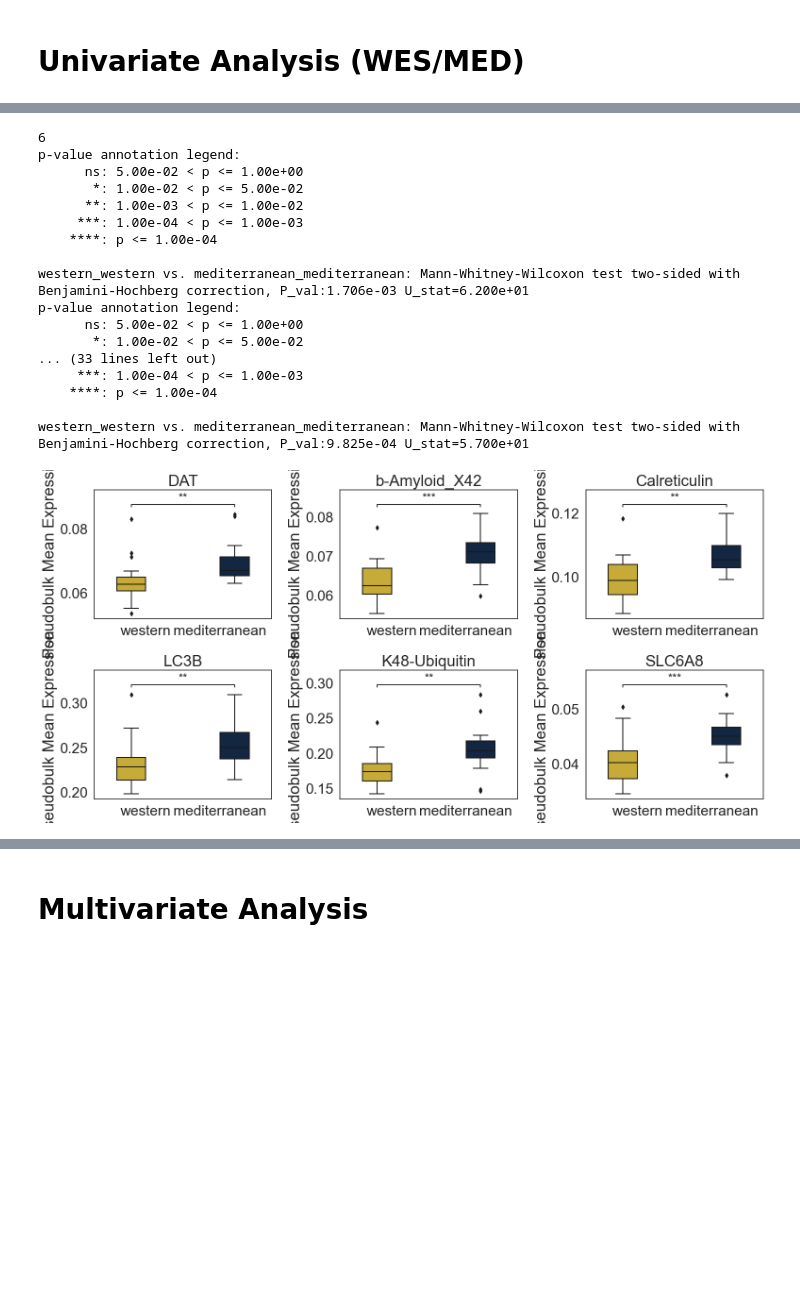
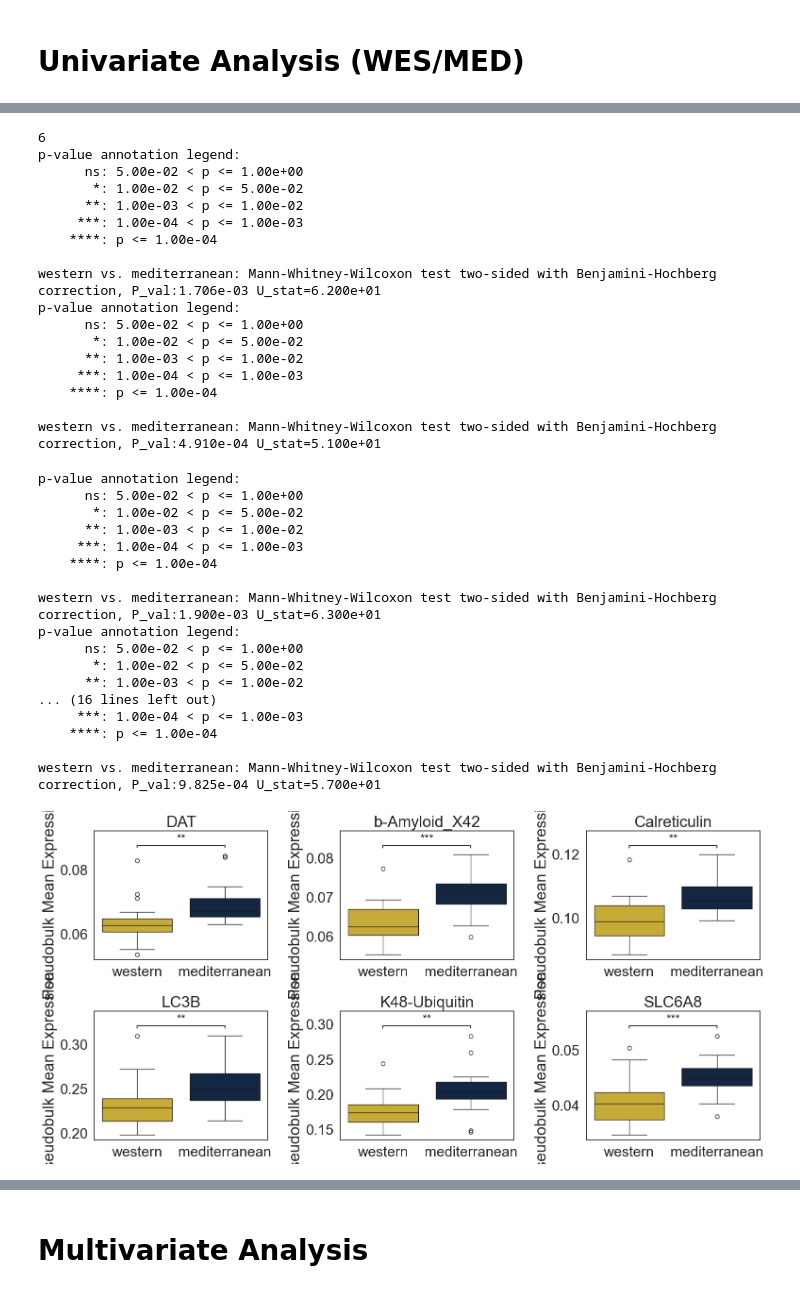
Before and after one commit to elo-nsrb/Brain-study-NHP-2024, a Jupyter notebook: src/1a-Single_presynapse_analysis.ipynb, the cells around one changed output, grey strips where cells are left out. Cells and saved outputs as stored; diff of their text form; code cells hidden in the pictures; blank space fills up the shorter version.

```diff
--- a/src/1a-Single_presynapse_analysis.ipynb
+++ b/src/1a-Single_presynapse_analysis.ipynb
@@ -19,7 +30,7 @@ import create_dataset
 path_data = "../data/"
 savedir = "../output/"
 path_samples = path_data + "single_events_data/"
-metadata = pd.read_csv(path_data + "readMe_Metadata.csv")
+metadata = pd.read_csv(path_data + "Metadata.csv")
 measures = pd.read_excel(path_data + "phenotypes.xlsx")
 retrain=False
 # %%
@@ -300,40 +310,58 @@ sns.set(font_scale=2, style="white")
 fig, axes = plt.subplots(2,3, figsize=(16, 8))
 axes = axes.flatten()
 box_pair = [((df_mean[label].unique().tolist()[0], df_mean[label].unique().tolist()[0]), (df_mean[label].unique().tolist()[1],df_mean[label].unique().tolist()[1]))]
+box_pair = [(df_mean[label].unique().tolist()[0],df_mean[label].unique().tolist()[1])]
 
 for ii, it in enumerate(list_de):
     ax = axes[ii]
     sns.boxplot(data=df_mean, x=label, y=it, ax=ax,hue=label, palette=palette)
     annotator = Annotator(ax, box_pair, data=df_mean, x=label, y=it, hue=label)
     annotator.configure(test='Mann-Whitney',  text_format="star", loc='inside', fontsize="18", comparisons_correction="BH")
     annotator.apply_and_annotate()
     ax.set_title(it.split("_(")[0].split("_",1)[1])
     ax.set_ylabel("Pseudobulk Mean Expression")
     ax.set_xlabel("")
 
-    ax.get_legend().remove()
+    ax.legend().remove()
 plt.tight_layout()
 plt.savefig(savedir + "Figure2B.svg")
 plt.show()
 # %% [output]
 6
 p-value annotation legend:
       ns: 5.00e-02 < p <= 1.00e+00
        *: 1.00e-02 < p <= 5.00e-02
       **: 1.00e-03 < p <= 1.00e-02
      ***: 1.00e-04 < p <= 1.00e-03
     ****: p <= 1.00e-04
 
-western_western vs. mediterranean_mediterranean: Mann-Whitney-Wilcoxon test two-sided with Benjamini-Hochberg correction, P_val:1.706e-03 U_stat=6.200e+01
+western vs. mediterranean: Mann-Whitney-Wilcoxon test two-sided with Benjamini-Hochberg correction, P_val:1.706e-03 U_stat=6.200e+01
 p-value annotation legend:
       ns: 5.00e-02 < p <= 1.00e+00
        *: 1.00e-02 < p <= 5.00e-02
-... (33 lines left out)
+      **: 1.00e-03 < p <= 1.00e-02
      ***: 1.00e-04 < p <= 1.00e-03
     ****: p <= 1.00e-04
 
-western_western vs. mediterranean_mediterranean: Mann-Whitney-Wilcoxon test two-sided with Benjamini-Hochberg correction, P_val:9.825e-04 U_stat=5.700e+01
+western vs. mediterranean: Mann-Whitney-Wilcoxon test two-sided with Benjamini-Hochberg correction, P_val:4.910e-04 U_stat=5.100e+01
+p-value annotation legend:
+      ns: 5.00e-02 < p <= 1.00e+00
+       *: 1.00e-02 < p <= 5.00e-02
+      **: 1.00e-03 < p <= 1.00e-02
+     ***: 1.00e-04 < p <= 1.00e-03
+    ****: p <= 1.00e-04
+
+western vs. mediterranean: Mann-Whitney-Wilcoxon test two-sided with Benjamini-Hochberg correction, P_val:1.900e-03 U_stat=6.300e+01
+p-value annotation legend:
+      ns: 5.00e-02 < p <= 1.00e+00
+       *: 1.00e-02 < p <= 5.00e-02
+      **: 1.00e-03 < p <= 1.00e-02
+... (16 lines left out)
+     ***: 1.00e-04 < p <= 1.00e-03
+    ****: p <= 1.00e-04
+
+western vs. mediterranean: Mann-Whitney-Wilcoxon test two-sided with Benjamini-Hochberg correction, P_val:9.825e-04 U_stat=5.700e+01
-[figure, old version]
+[figure, new version]
 # %%
 df_mean["Status"] = df_mean["Subject_name"].map(map_id2status).values
 
```
Also changed, not shown: parts of 7 cells of this notebook, 2 other files.
